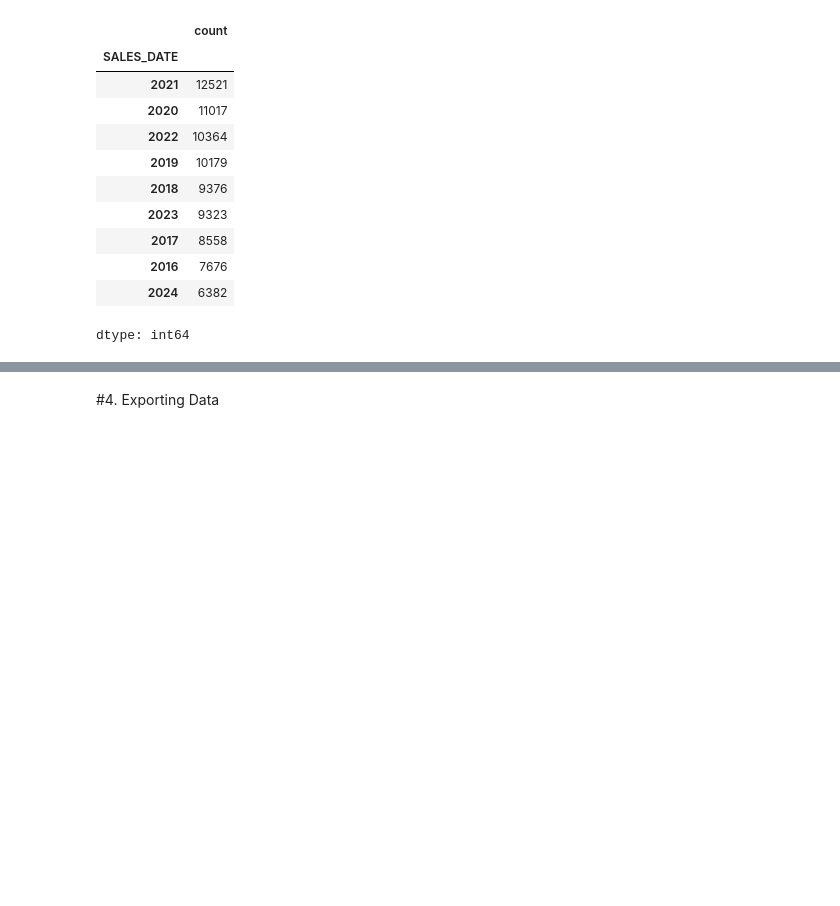
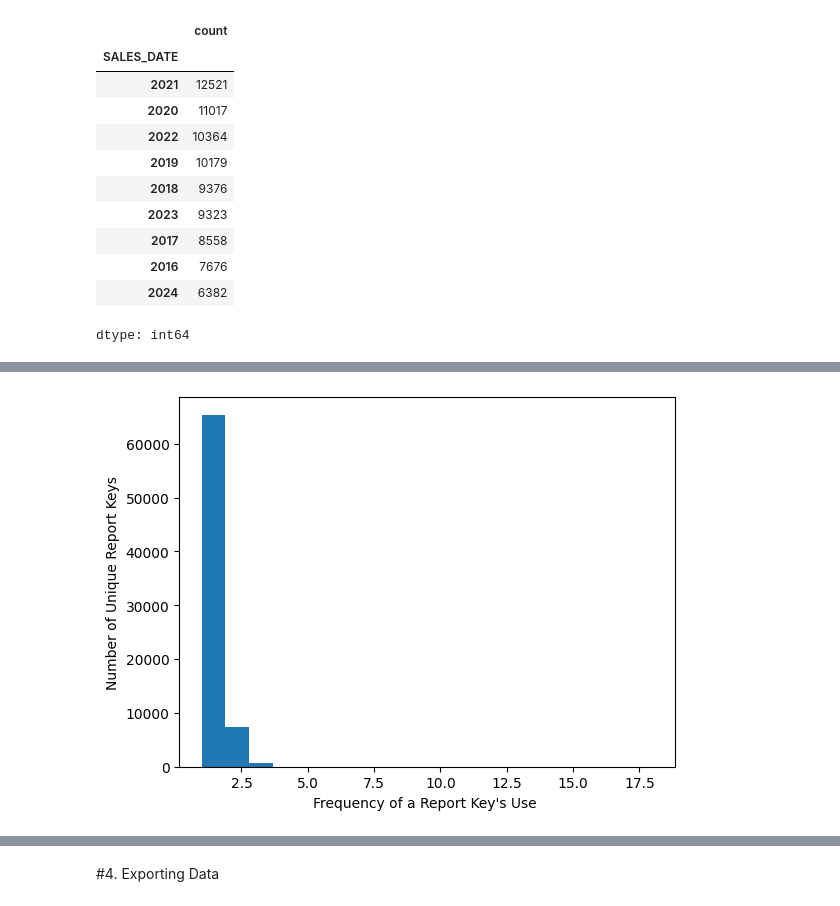
Before and after one commit to spenser-withans/CapstoneProject, a Jupyter notebook: Notebooks/Data_Wrangling.ipynb, the cells around one changed output, grey strips where cells are left out. Saved outputs shown, nothing was run; the diff lists cells and outputs as text; code cells hidden in the pictures; blank space fills up the shorter version.

Commit message:
Crime data was organized and partially cleaned

```diff
--- a/Notebooks/Data_Wrangling.ipynb
+++ b/Notebooks/Data_Wrangling.ipynb
@@ -463,0 +529,3 @@ dtype: int64
+# %%
+col_names = [name.strip() for name in column_names]
+print(col_names)
@@ -463,0 +643,7 @@ dtype: int64
+# %%
+col_names.append('EXTRA_3')
+# %%
+directory = '/content/drive/MyDrive/Data Science Course/Capstone Work/Raw_Data/PinellasCrimeDATA_2024'
+list_of_dfs = [pd.read_csv(f'{directory}/{file}',names=col_names,skiprows=1) for file in os.listdir(directory)]
+crime_data = pd.concat(list_of_dfs,ignore_index=True)
+crime_data.info()
@@ -463,0 +761,2 @@ dtype: int64
+# %%
+crime_data['CATEGORY'] = crime_data['CATEGORY'].astype('category')
@@ -463,0 +783,7 @@ dtype: int64
+# %%
+plt.hist(crime_data['REPORT_KEY'].value_counts().values,bins=19)
+plt.xlabel("Frequency of a Report Key's Use ")
+plt.ylabel('Number of Unique Report Keys')
+plt.show()
+# %% [output]
+[figure, added]
```
Also changed, not shown: parts of 88 cells of this notebook.
